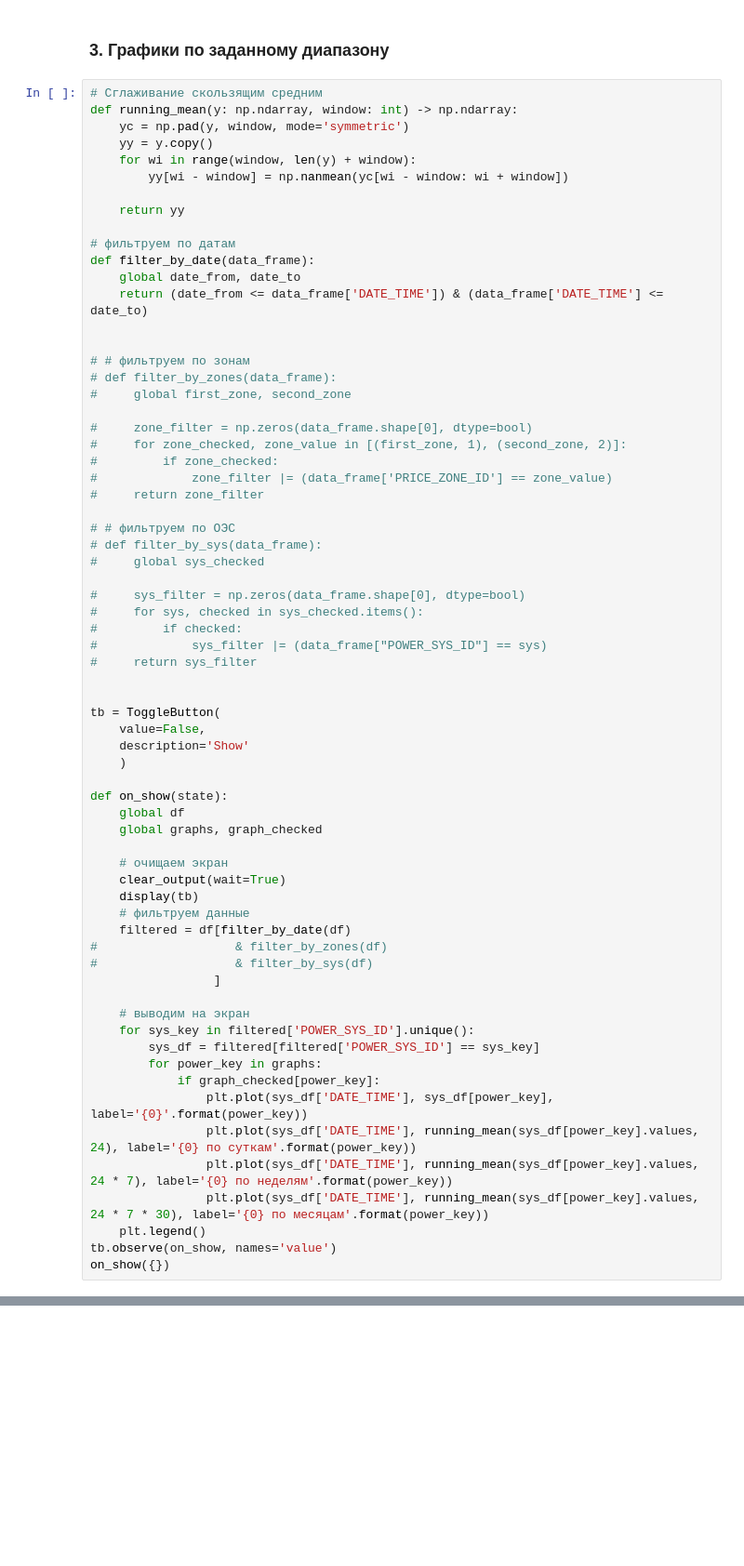
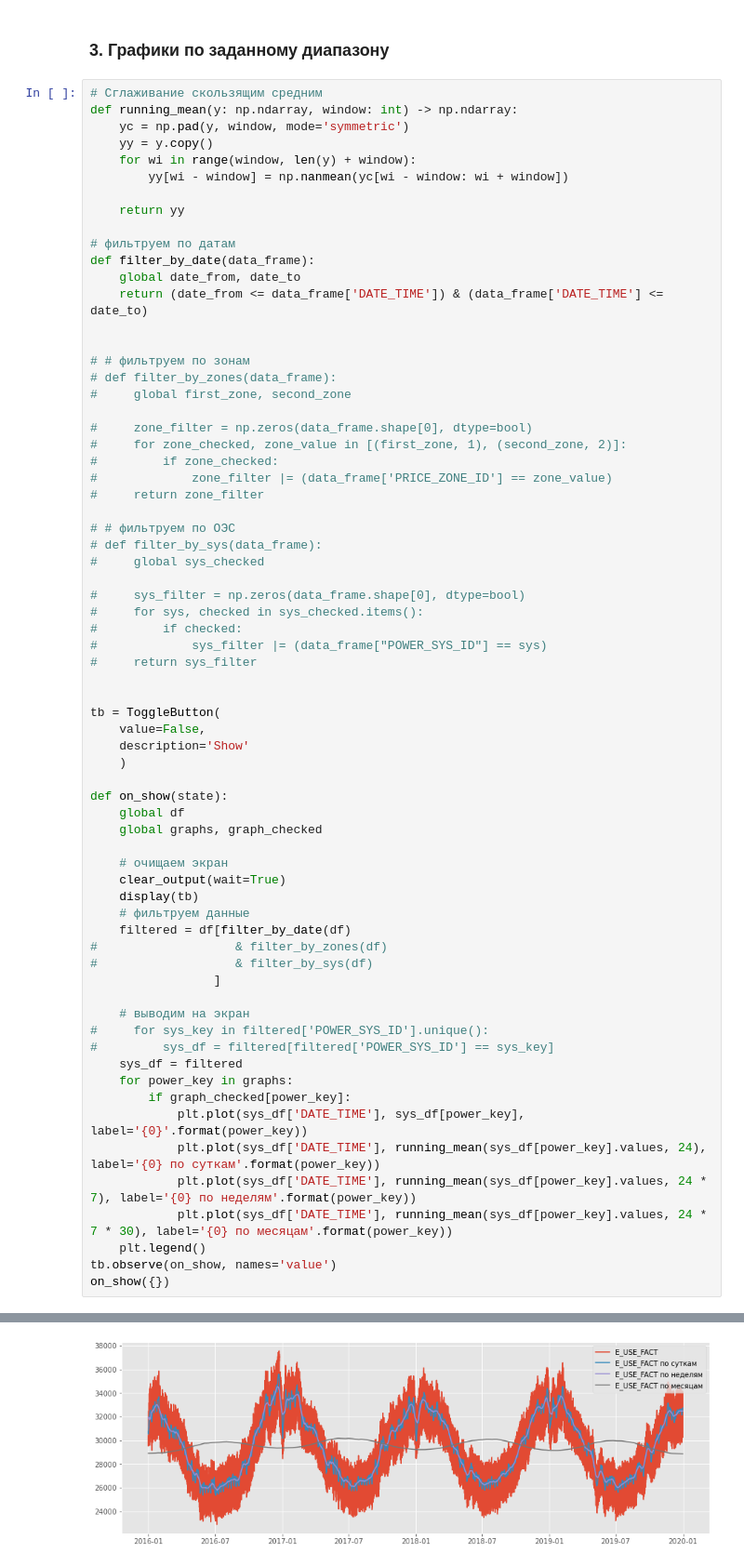
Before and after one commit to akhmetovcr/inn_btg_final, a Jupyter notebook: main.ipynb, the cells around one changed output, grey strips where cells are left out. Shown: that part at 93% size. Cells and saved outputs as stored; diff of their text form; blank space fills up the shorter version.

```diff
--- a/main.ipynb
+++ b/main.ipynb
@@ -231,14 +231,15 @@ def on_show(state):
                  ]
 
     # выводим на экран
-    for sys_key in filtered['POWER_SYS_ID'].unique():
-        sys_df = filtered[filtered['POWER_SYS_ID'] == sys_key]
-        for power_key in graphs:
-            if graph_checked[power_key]:
-                plt.plot(sys_df['DATE_TIME'], sys_df[power_key], label='{0}'.format(power_key))
-                plt.plot(sys_df['DATE_TIME'], running_mean(sys_df[power_key].values, 24), label='{0} по суткам'.format(power_key))
-                plt.plot(sys_df['DATE_TIME'], running_mean(sys_df[power_key].values, 24 * 7), label='{0} по неделям'.format(power_key))
-                plt.plot(sys_df['DATE_TIME'], running_mean(sys_df[power_key].values, 24 * 7 * 30), label='{0} по месяцам'.format(power_key))
+#     for sys_key in filtered['POWER_SYS_ID'].unique():
+#         sys_df = filtered[filtered['POWER_SYS_ID'] == sys_key]
+    sys_df = filtered
+    for power_key in graphs:
+        if graph_checked[power_key]:
+            plt.plot(sys_df['DATE_TIME'], sys_df[power_key], label='{0}'.format(power_key))
+            plt.plot(sys_df['DATE_TIME'], running_mean(sys_df[power_key].values, 24), label='{0} по суткам'.format(power_key))
+            plt.plot(sys_df['DATE_TIME'], running_mean(sys_df[power_key].values, 24 * 7), label='{0} по неделям'.format(power_key))
+            plt.plot(sys_df['DATE_TIME'], running_mean(sys_df[power_key].values, 24 * 7 * 30), label='{0} по месяцам'.format(power_key))
     plt.legend()
 tb.observe(on_show, names='value')
 on_show({})
@@ -247,0 +248 @@ KeyError: 'POWER_SYS_ID'
+[figure, added]
```
Also changed, not shown: parts of 1 cell of this notebook.
